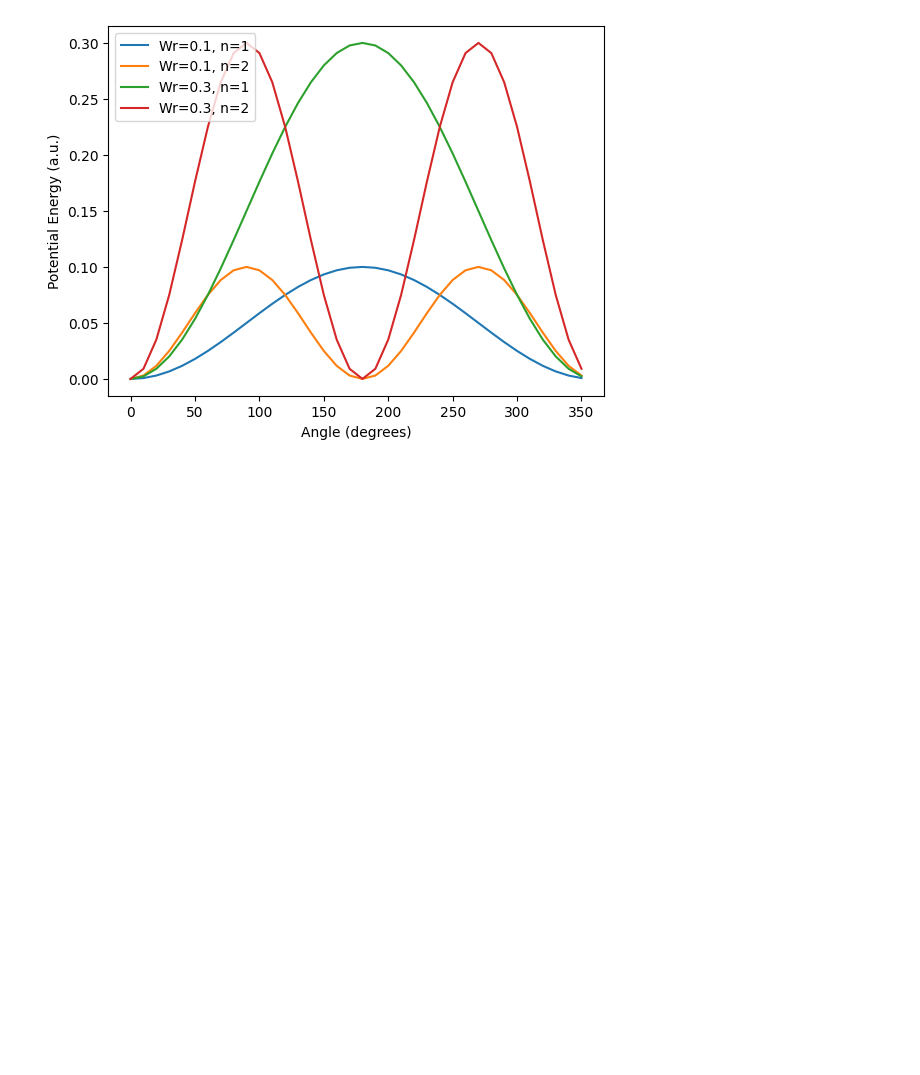
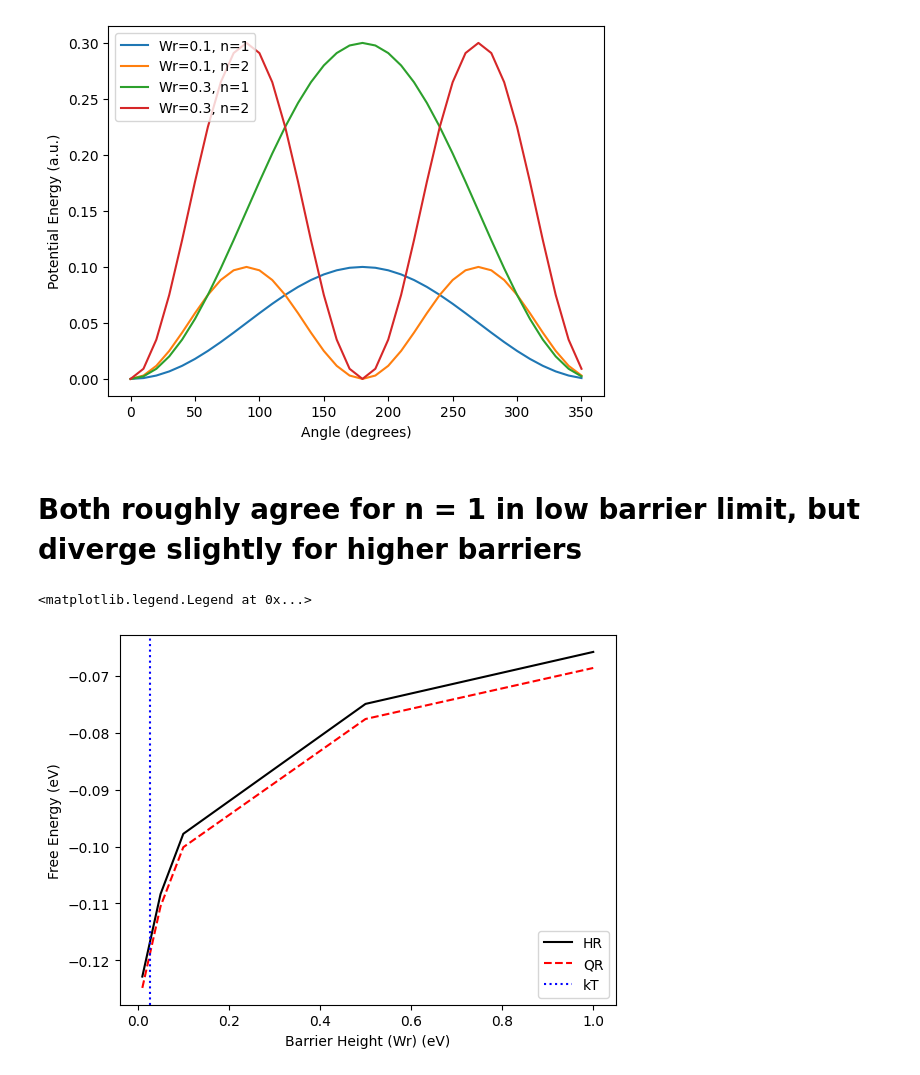
Before and after one commit to benrich37/JDFTxFreeNrg, a Jupyter notebook: benchmarking/HR_vs_qrotor.ipynb, the cells around one changed output. Cells and saved outputs as stored; diff of their text form; code cells hidden in the pictures; blank space fills up the shorter version.

```diff
--- a/benchmarking/HR_vs_qrotor.ipynb
+++ b/benchmarking/HR_vs_qrotor.ipynb
@@ -22,3 +23,25 @@ plt.legend()
 # %% [output]
 <matplotlib.legend.Legend at 0x...>
 [figure]
+# %% [markdown]
+# Both roughly agree for n = 1 in low barrier limit, but diverge slightly for higher barriers
+# %%
+
+n = 1
+sym = 1
+T = 300.
+I = 500. # approximate inertia for a CO2 adsorption rotation in amu*angstrom^2
+angles = np.arange(0, 360, 10)
+Wrs = np.array([0.01, 0.05, 0.1, 0.5, 1.0])
+As_HR = np.array([get_HR_rot_free_energy(n, Wr, I, sym, T) for Wr in Wrs])
+As_QR = np.array([get_helmholtz(energies=get_HR_potential(Wr, n, angles), degrees=angles, inertia=I, T=T, sym=sym) for Wr in Wrs])
+
+plt.plot(Wrs, As_HR, label='HR', c="black")
+plt.plot(Wrs, As_QR, label='QR', c="red", linestyle="--")
+plt.axvline(const.k * T / const.eV, c="blue", linestyle=":", label='kT')
+plt.xlabel('Barrier Height (Wr) (eV)')
+plt.ylabel('Free Energy (eV)')
+plt.legend()
+# %% [output]
+<matplotlib.legend.Legend at 0x...>
+[figure, added]
```
Also changed, not shown: parts of 7 cells of this notebook.
